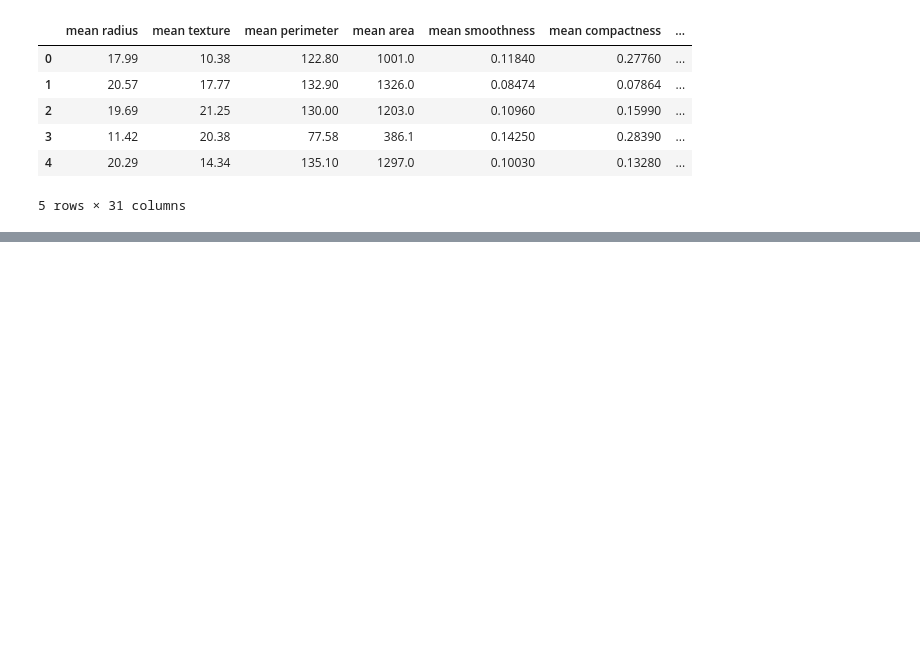
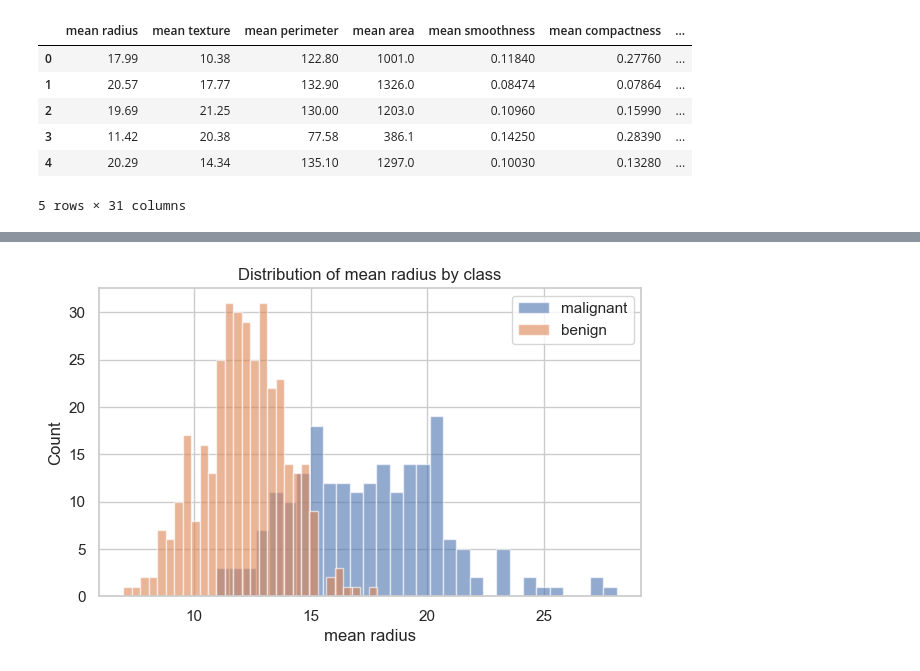
Before and after one commit to joyant-s-g-j/AI-ML-Practices, a Jupyter notebook: machine_learning/Module_16.ipynb, the cells around one changed output, grey strips where cells are left out. Cells and saved outputs as stored; diff of their text form; code cells hidden in the pictures; blank space fills up the shorter version.

```diff
--- a/machine_learning/Module_16.ipynb
+++ b/machine_learning/Module_16.ipynb
@@ -44,0 +61,14 @@ df.head()
+# %%
+feature_name = 'mean radius'
+feat_idx = list(data.feature_names).index(feature_name)
+
+plt.figure()
+plt.hist(X[y==0][:, feat_idx], bins=30, alpha=0.6, label='malignant')
+plt.hist(X[y==1][:, feat_idx], bins=30, alpha=0.6, label='benign')
+plt.legend()
+plt.xlabel(feature_name)
+plt.ylabel('Count')
+plt.title(f'Distribution of {feature_name} by class')
+plt.show()
+# %% [output]
+[figure, added]
```
Also changed, not shown: parts of 1 cell of this notebook.
